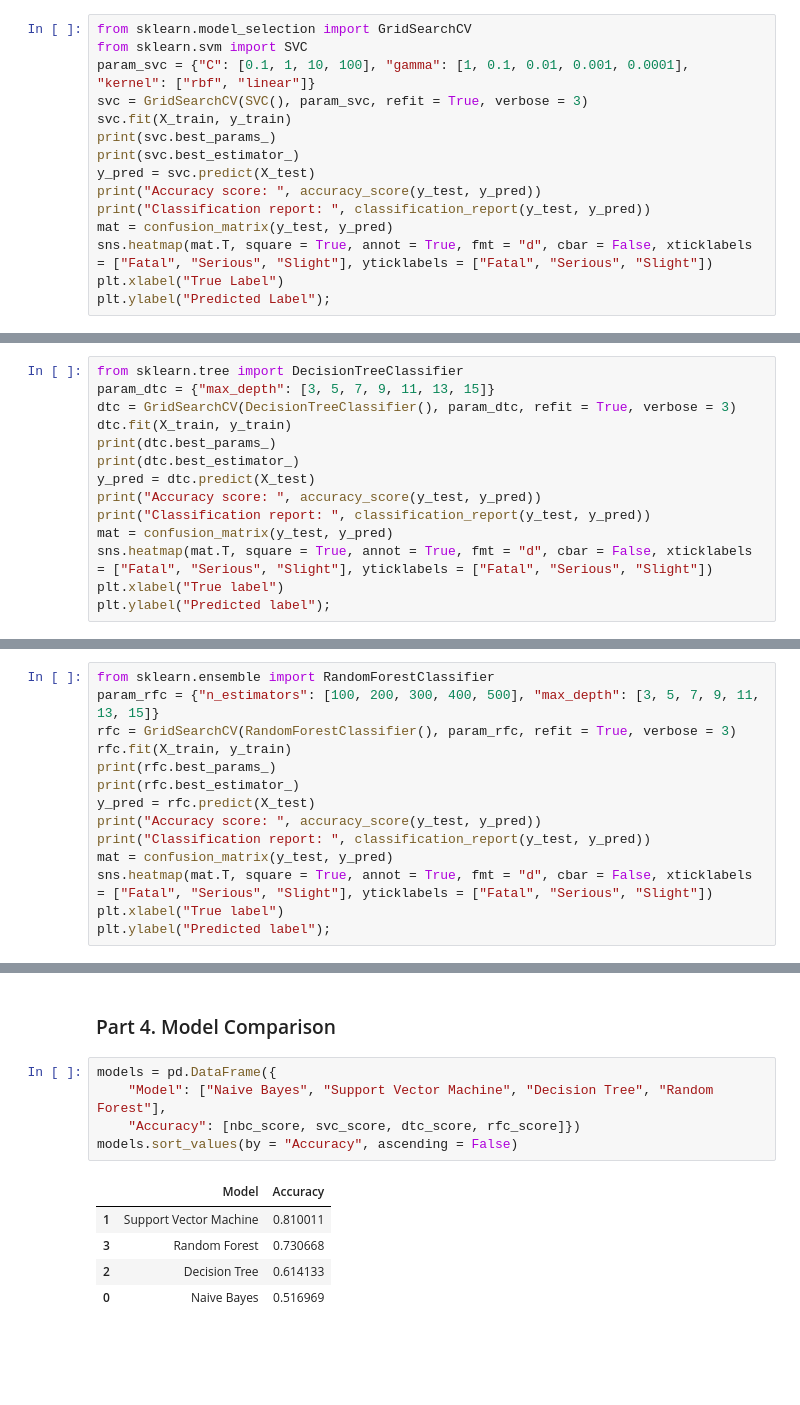
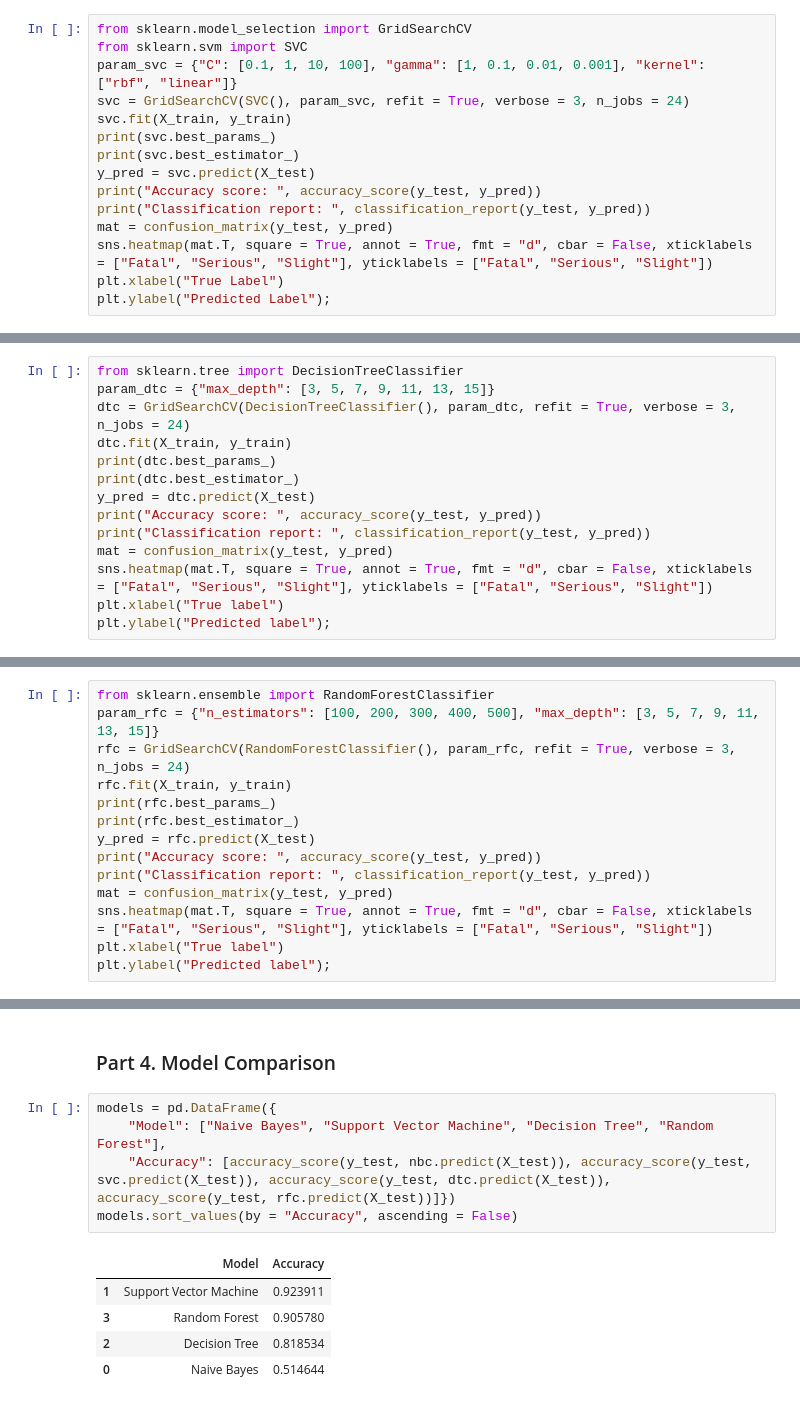
Before and after one commit to JimmyZJC/GR5243-Group-Project, a Jupyter notebook: Notebook/Group Project 1.ipynb, the cells around one changed output, grey strips where cells are left out. Drawn from its saved outputs; the diff is of its cells as text; blank space fills up the shorter version.

```diff
--- a/Notebook/Group Project 1.ipynb
+++ b/Notebook/Group Project 1.ipynb
@@ -282,8 +275,8 @@ print(nbc_score)
 # %%
 from sklearn.model_selection import GridSearchCV
 from sklearn.svm import SVC
-param_svc = {"C": [0.1, 1, 10, 100], "gamma": [1, 0.1, 0.01, 0.001, 0.0001], "kernel": ["rbf", "linear"]}
-svc = GridSearchCV(SVC(), param_svc, refit = True, verbose = 3)
+param_svc = {"C": [0.1, 1, 10, 100], "gamma": [1, 0.1, 0.01, 0.001], "kernel": ["rbf", "linear"]}
+svc = GridSearchCV(SVC(), param_svc, refit = True, verbose = 3, n_jobs = 24)
 svc.fit(X_train, y_train)
 print(svc.best_params_)
 print(svc.best_estimator_)
@@ -325,7 +307,7 @@ Mean cross validation score:  0.8495082165365175
 # %%
 from sklearn.tree import DecisionTreeClassifier
 param_dtc = {"max_depth": [3, 5, 7, 9, 11, 13, 15]}
-dtc = GridSearchCV(DecisionTreeClassifier(), param_dtc, refit = True, verbose = 3)
+dtc = GridSearchCV(DecisionTreeClassifier(), param_dtc, refit = True, verbose = 3, n_jobs = 24)
 dtc.fit(X_train, y_train)
 print(dtc.best_params_)
 print(dtc.best_estimator_)
@@ -361,7 +338,7 @@ Mean cross validation score:  0.8431101122711148
 # %%
 from sklearn.ensemble import RandomForestClassifier
 param_rfc = {"n_estimators": [100, 200, 300, 400, 500], "max_depth": [3, 5, 7, 9, 11, 13, 15]}
-rfc = GridSearchCV(RandomForestClassifier(), param_rfc, refit = True, verbose = 3)
+rfc = GridSearchCV(RandomForestClassifier(), param_rfc, refit = True, verbose = 3, n_jobs = 24)
 rfc.fit(X_train, y_train)
 print(rfc.best_params_)
 print(rfc.best_estimator_)
@@ -397,14 +369,14 @@ Mean cross validation score:  0.8495082165365175
 # %%
 models = pd.DataFrame({
     "Model": ["Naive Bayes", "Support Vector Machine", "Decision Tree", "Random Forest"],
-    "Accuracy": [nbc_score, svc_score, dtc_score, rfc_score]})
+    "Accuracy": [accuracy_score(y_test, nbc.predict(X_test)), accuracy_score(y_test, svc.predict(X_test)), accuracy_score(y_test, dtc.predict(X_test)), accuracy_score(y_test, rfc.predict(X_test))]})
 models.sort_values(by = "Accuracy", ascending = False)
 # %% [output]
 |  | Model | Accuracy |
-| 1 | Support Vector Machine | 0.810011 |
-| 3 | Random Forest | 0.730668 |
-| 2 | Decision Tree | 0.614133 |
-| 0 | Naive Bayes | 0.516969 |
+| 1 | Support Vector Machine | 0.923911 |
+| 3 | Random Forest | 0.905780 |
+| 2 | Decision Tree | 0.818534 |
+| 0 | Naive Bayes | 0.514644 |
 # %%
 ax = sns.barplot(x = "Model", y = "Accuracy", data = models.sort_values(by = "Accuracy", ascending = False))
 for acc in ax.containers:
```
Also changed, not shown: parts of 9 cells of this notebook.
